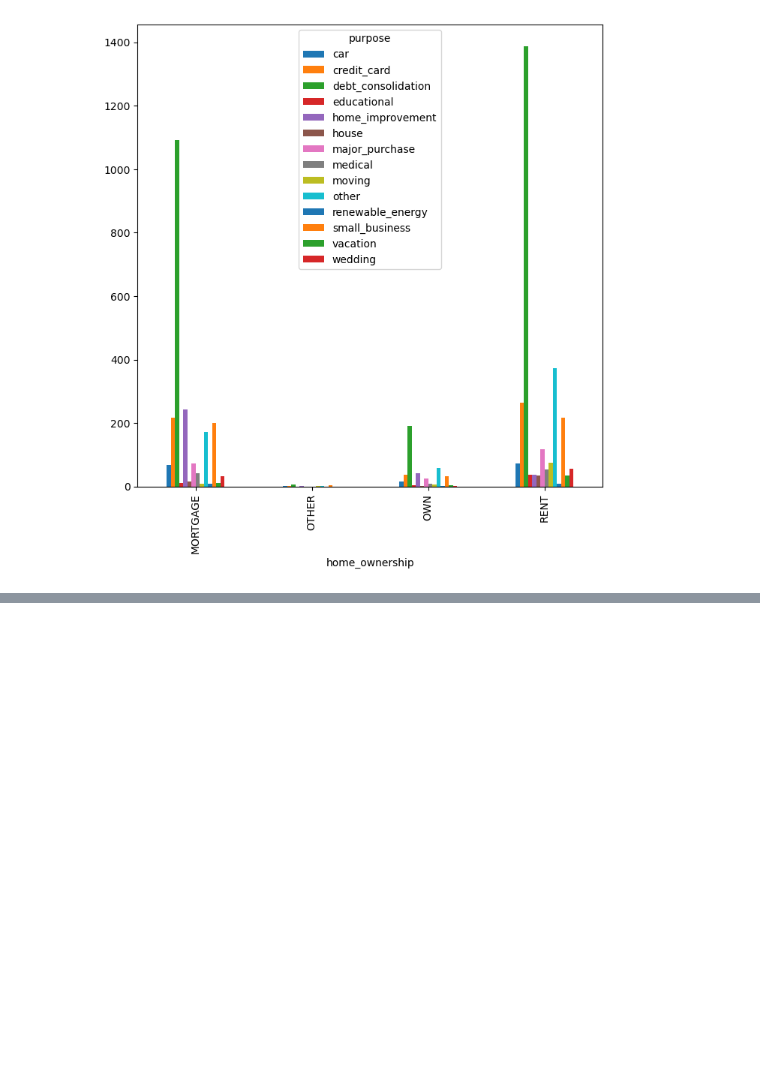
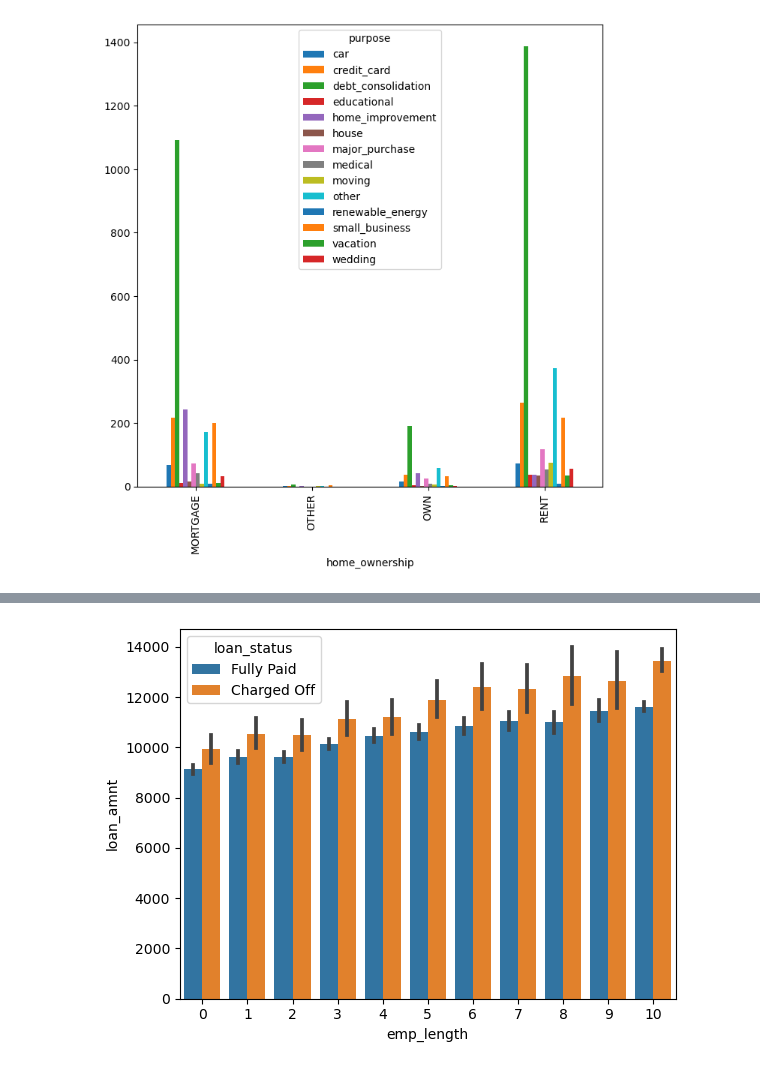
Before and after one commit to bharathsanjai/lending-club-case-study, a Jupyter notebook: bharathveer_ks.ipynb, the cells around one changed output, grey strips where cells are left out. Saved outputs shown, nothing was run; the diff lists cells and outputs as text; code cells hidden in the pictures; blank space fills up the shorter version.

```diff
--- a/bharathveer_ks.ipynb
+++ b/bharathveer_ks.ipynb
@@ -681,8 +675,0 @@ plt.show()
-# %%
-loan.sub_grade = pd.to_numeric(loan.sub_grade)
-
-# Need to change this
-sns.barplot(data = loan, x = 'grade', y = 'sub_grade', hue='loan_status');
-plt.show()
-
-loan.sub_grade = pd.to_numeric(loan.sub_grade)
@@ -725,0 +718,5 @@ plt.show()
+# %%
+sns.barplot(data=loan, x=loan['emp_length'], y=loan['loan_amnt'], hue=loan['loan_status'])
+plt.show()
+# %% [output]
+[figure, added]
```
Also changed, not shown: parts of 29 cells of this notebook.
